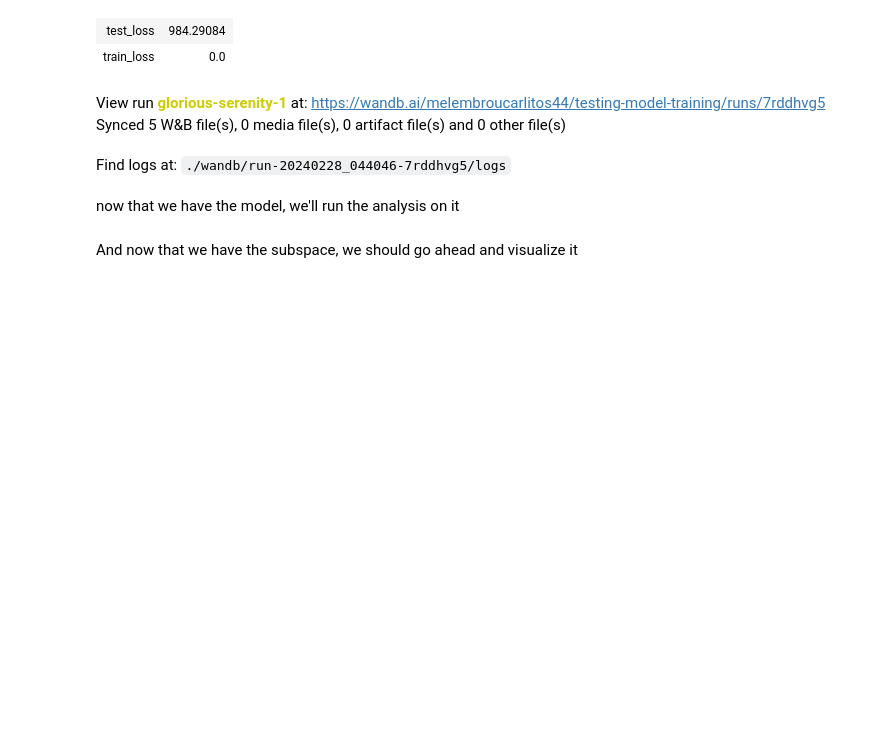
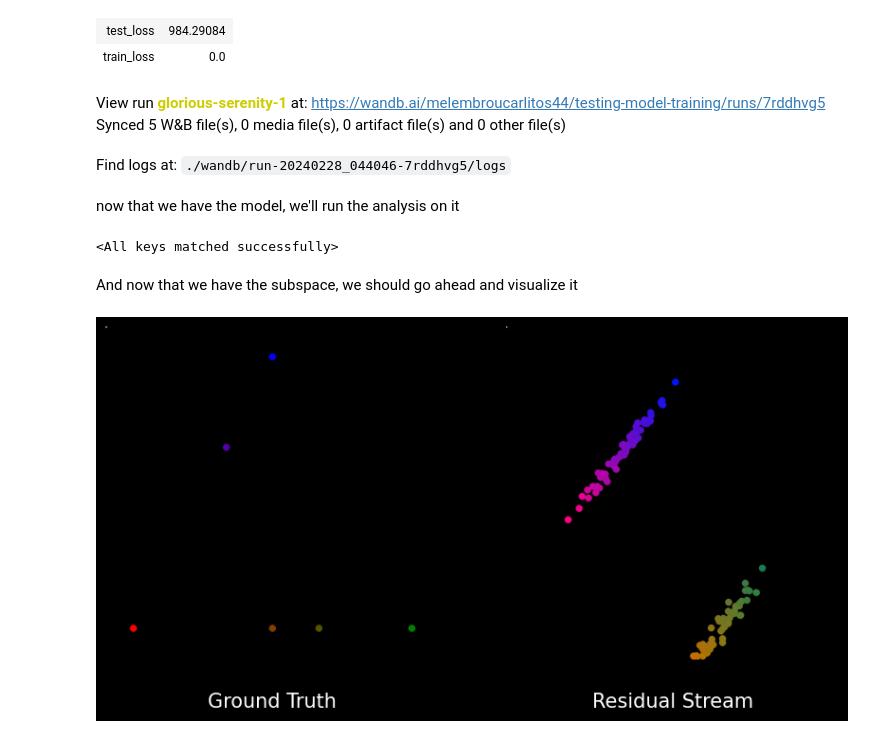
Before and after one commit to adamimos/epsilon-transformers, a Jupyter notebook: examples/z1r.ipynb, the cells around one changed output. Saved outputs shown, nothing was run; the diff lists cells and outputs as text; code cells hidden in the pictures; blank space fills up the shorter version.

Commit message:
generated mess of plot

```diff
--- a/examples/z1r.ipynb
+++ b/examples/z1r.ipynb
@@ -90,6 +90,31 @@ Synced 5 W&B file(s), 0 media file(s), 0 artifact file(s) and 0 other file(s)
 Find logs at: ./wandb/run-20240228_044046-7rddhvg5/logs
 # %% [markdown]
 now that we have the model, we'll run the analysis on it
+# %%
+import pathlib
+import torch
+
+from epsilon_transformers.training.configs import RawModelConfig
+
+model = model_config = RawModelConfig(
+            d_vocab=2,
+            d_model=100,
+            n_ctx=10,
+            d_head=48,
+            n_head=12,
+            d_mlp=12,
+            n_layers=2,
+        ).to_hooked_transformer(seed=1337, device='cpu')
+
+# Load the model weights
+model_path = pathlib.Path("/home/lucas/50000.pt")
+# Ensure to map the model to the correct device (CPU or GPU)
+device = torch.device("cuda" if torch.cuda.is_available() else "cpu")
+
+# Load the model
+model.load_state_dict(torch.load(model_path, map_location=device))
+# %% [output]
+<All keys matched successfully>
 # %%
 from epsilon_transformers.process.processes import ZeroOneR
 from epsilon_transformers.analysis.activation_analysis import find_msp_subspace_in_residual_stream
@@ -100,8 +125,10 @@ ground_truth_belief_states_reshaped, predicted_beliefs = find_msp_subspace_in_re
 # %% [markdown]
 And now that we have the subspace, we should go ahead and visualize it
 # %%
-from epsilon_transformers.visualization.plots import generate_belief_state_figures_datashader
+from epsilon_transformers.visualization.plots import plot_ground_truth_and_evaluated_2d_simplex
 
 
-fig = generate_belief_state_figures_datashader(ground_truth_tensor=ground_truth_belief_states_reshaped, predicted_beliefs=predicted_beliefs, plot_triangles=True)
+fig = plot_ground_truth_and_evaluated_2d_simplex(ground_truth_tensor=ground_truth_belief_states_reshaped, predicted_beliefs=predicted_beliefs, plot_triangles=True, facecolor='black', px=10)
 fig.show()
+# %% [output]
+[figure, added]
```
Also changed, not shown: 2 other files.
